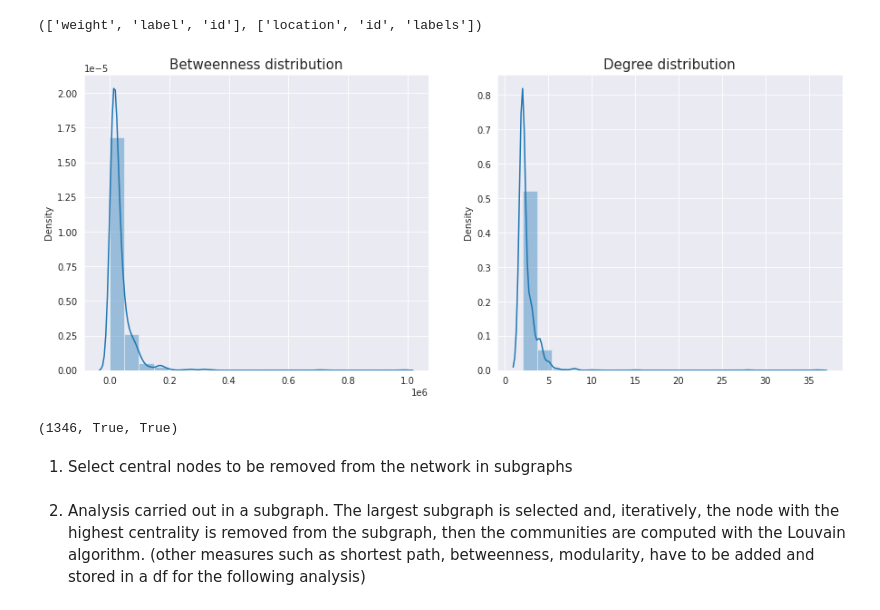
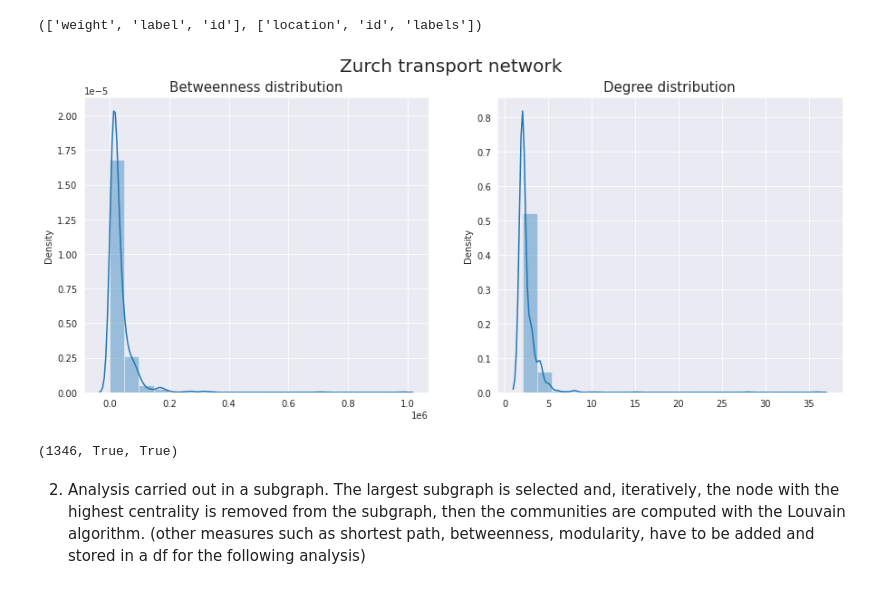
Before and after one commit to G-Donkey/Analysis_of_Large_Scale_Social_Networks, a Jupyter notebook: Zurich.ipynb, the cells around one changed output. Cells and saved outputs as stored; diff of their text form; code cells hidden in the pictures.

```diff
--- a/Zurich.ipynb
+++ b/Zurich.ipynb
@@ -48,16 +44,17 @@ z.edge_attributes(), z.vertex_attributes()
 # %%
 btw = z.betweenness()
 deg = z.degree()
 sns.set_style('darkgrid')
 plt.figure(figsize=(15,6))
+plt.suptitle('Zurch transport network', fontsize=20)
 plt.subplot(121)
 sns.distplot(btw, bins=20)
 plt.title('Betweenness distribution', fontsize=15)
 plt.subplot(122)
 sns.distplot(deg, bins=20)
 plt.title('Degree distribution', fontsize=15);
 # %% [output]
-[figure, old version]
+[figure, new version]
 # %%
 z.vcount(), z.is_directed(), z.is_weighted()
 # %% [output]
@@ -128,5 +130,3 @@ def plot_graphs(img_path=os.getcwd(), plot_limit=20, sample=False):
       plt.xticks([])
       plt.yticks([])
       i += 1
-# %% [markdown]
-1) Select central nodes to be removed from the network in subgraphs
```
Also changed, not shown: parts of 16 cells of this notebook.
